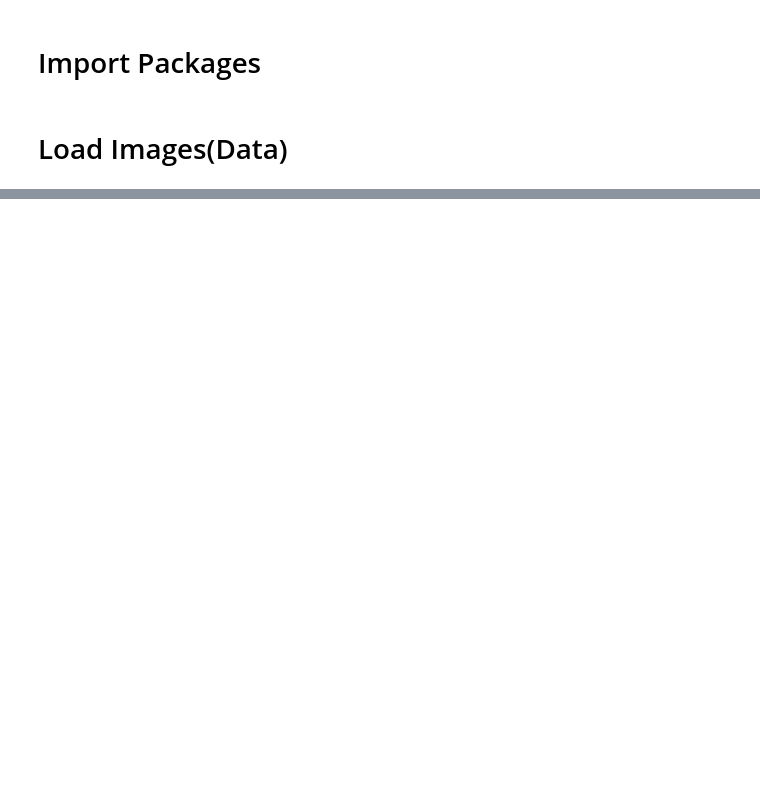
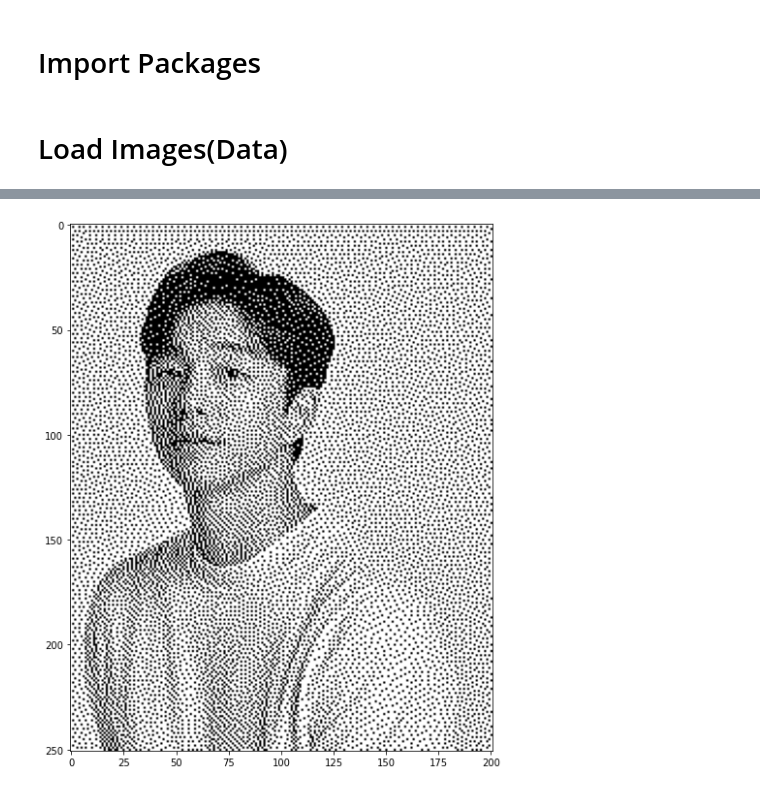
Before and after one commit to likelion-celeb/Data_Augmentation, a Jupyter notebook: Data_Augmentation.ipynb, the cells around one changed output, grey strips where cells are left out. Saved outputs shown, nothing was run; the diff lists cells and outputs as text; code cells hidden in the pictures; blank space fills up the shorter version.

```diff
--- a/Data_Augmentation.ipynb
+++ b/Data_Augmentation.ipynb
@@ -167,0 +244,5 @@ class Image_Augmentation():
+# %%
+gray_image = augmentor.gray_scale(image)
+show_image(gray_image)
+# %% [output]
+[figure, added]
```
Also changed, not shown: parts of 18 cells of this notebook.
